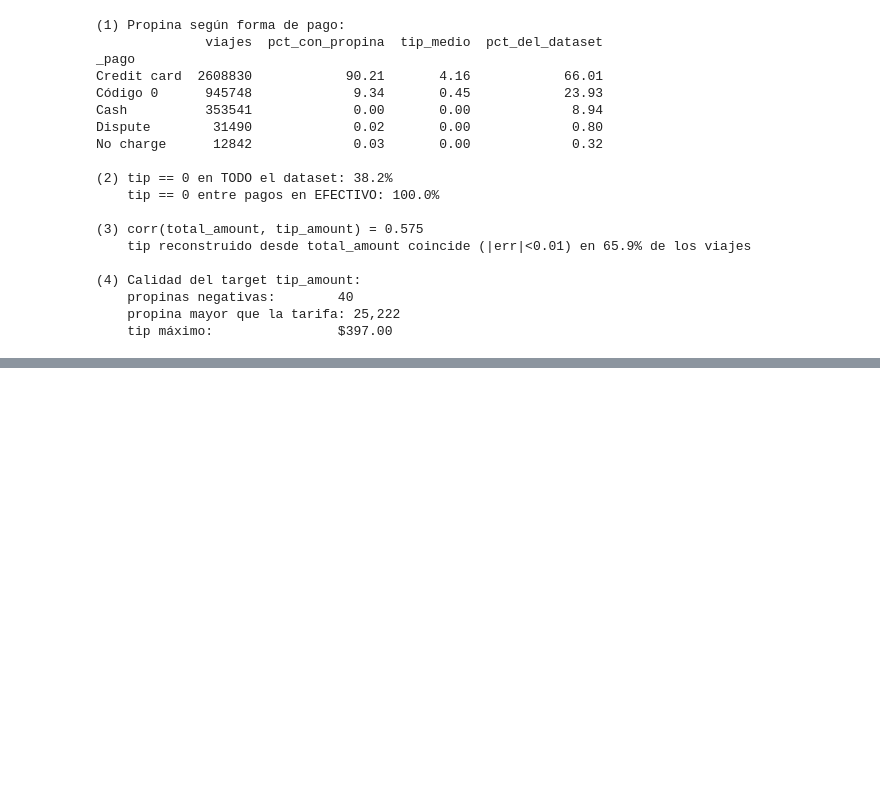
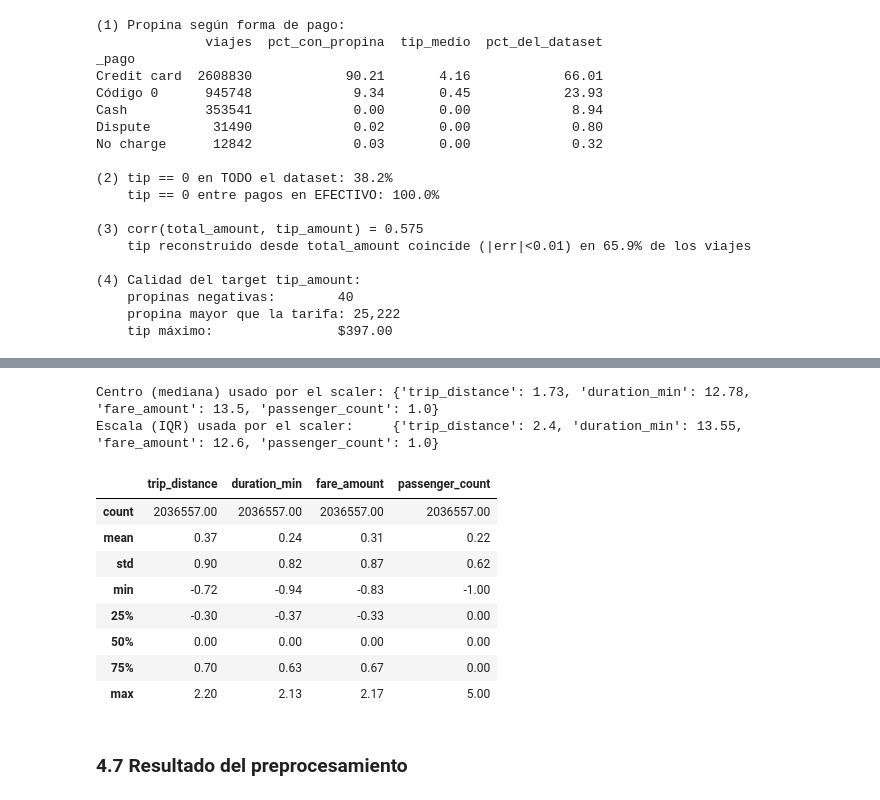
Before and after one commit to nmoguilner/ceia_add, a Jupyter notebook: tp_grupal_eda_planA_propina.ipynb, the cells around one changed output, grey strips where cells are left out. Saved outputs shown, nothing was run; the diff lists cells and outputs as text; code cells hidden in the pictures; blank space fills up the shorter version.

```diff
--- a/tp_grupal_eda.ipynb
+++ b/tp_grupal_eda_planA_propina.ipynb
@@ -1072,0 +967,8 @@ Dejamos el dataset **limpio, imputado, sin errores imposibles, con outliers acot
+# %%
+# Target como RATIO (Clase 5: features matemáticas A/B guiadas por dominio).
+df_card['tip_pct'] = df_card['tip_amount'] / df_card['fare_amount']
+
+print('Distribución de tip_pct (propina / tarifa):')
+print(df_card['tip_pct'].describe(percentiles=[.25, .5, .75, .9, .99]).round(3))
+print(f"\nViajes con propina > 0: {(df_card['tip_pct'] > 0).mean()*100:.1f}%  "
+      f"(coherente: en tarjeta la propina sí se registra)")
@@ -1072,0 +994,13 @@ Dejamos el dataset **limpio, imputado, sin errores imposibles, con outliers acot
+# %%
+from sklearn.model_selection import train_test_split
+
+features = ['trip_distance','duration_min','fare_amount','PULocationID','DOLocationID',
+            'passenger_count','hour','dow','RatecodeID','VendorID']
+target = 'tip_pct'
+
+X = df_card[features].copy()
+y = df_card[target].copy()
+X_train, X_test, y_train, y_test = train_test_split(X, y, test_size=0.2, random_state=42)
+print(f'Train: {X_train.shape[0]:,} filas | Test: {X_test.shape[0]:,} filas')
+print(f'Features: {features}')
+print(f'Target:   {target}  (excluidos por leakage: total_amount, tip_amount)')
@@ -1072,0 +1070,27 @@ Dejamos el dataset **limpio, imputado, sin errores imposibles, con outliers acot
+# %%
+from sklearn.preprocessing import RobustScaler
+
+num_features = ['trip_distance', 'duration_min', 'fare_amount', 'passenger_count']
+scaler = RobustScaler()
+X_train_scaled = X_train.copy()
+X_test_scaled  = X_test.copy()
+X_train_scaled[num_features] = scaler.fit_transform(X_train[num_features])  # fit SOLO en train
+X_test_scaled[num_features]  = scaler.transform(X_test[num_features])       # transform en test
+
+print('Centro (mediana) usado por el scaler:', dict(zip(num_features, scaler.center_.round(2))))
+print('Escala (IQR) usada por el scaler:    ', dict(zip(num_features, scaler.scale_.round(2))))
+X_train_scaled[num_features].describe().round(2)
+# %% [output]
+Centro (mediana) usado por el scaler: {'trip_distance': 1.73, 'duration_min': 12.78, 'fare_amount': 13.5, 'passenger_count': 1.0}
+Escala (IQR) usada por el scaler:     {'trip_distance': 2.4, 'duration_min': 13.55, 'fare_amount': 12.6, 'passenger_count': 1.0}
+|  | trip_distance | duration_min | fare_amount | passenger_count |
+| count | 2036557.00 | 2036557.00 | 2036557.00 | 2036557.00 |
+| mean | 0.37 | 0.24 | 0.31 | 0.22 |
+| std | 0.90 | 0.82 | 0.87 | 0.62 |
+| min | -0.72 | -0.94 | -0.83 | -1.00 |
+| 25% | -0.30 | -0.37 | -0.33 | 0.00 |
+| 50% | 0.00 | 0.00 | 0.00 | 0.00 |
+| 75% | 0.70 | 0.63 | 0.67 | 0.00 |
+| max | 2.20 | 2.13 | 2.17 | 5.00 |
+# %% [markdown]
+### 4.7 Resultado del preprocesamiento
```
Also changed, not shown: parts of 34 cells of this notebook, 2 other files.
